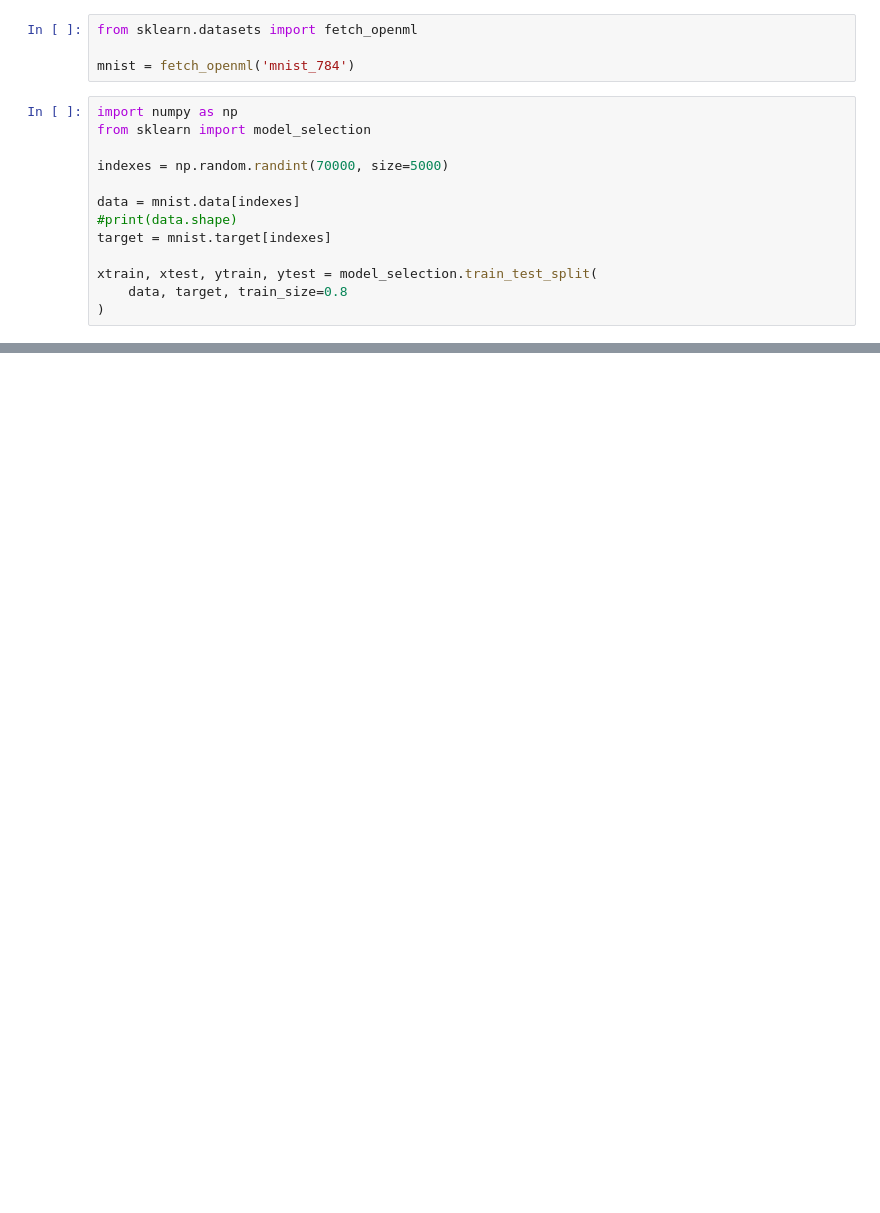
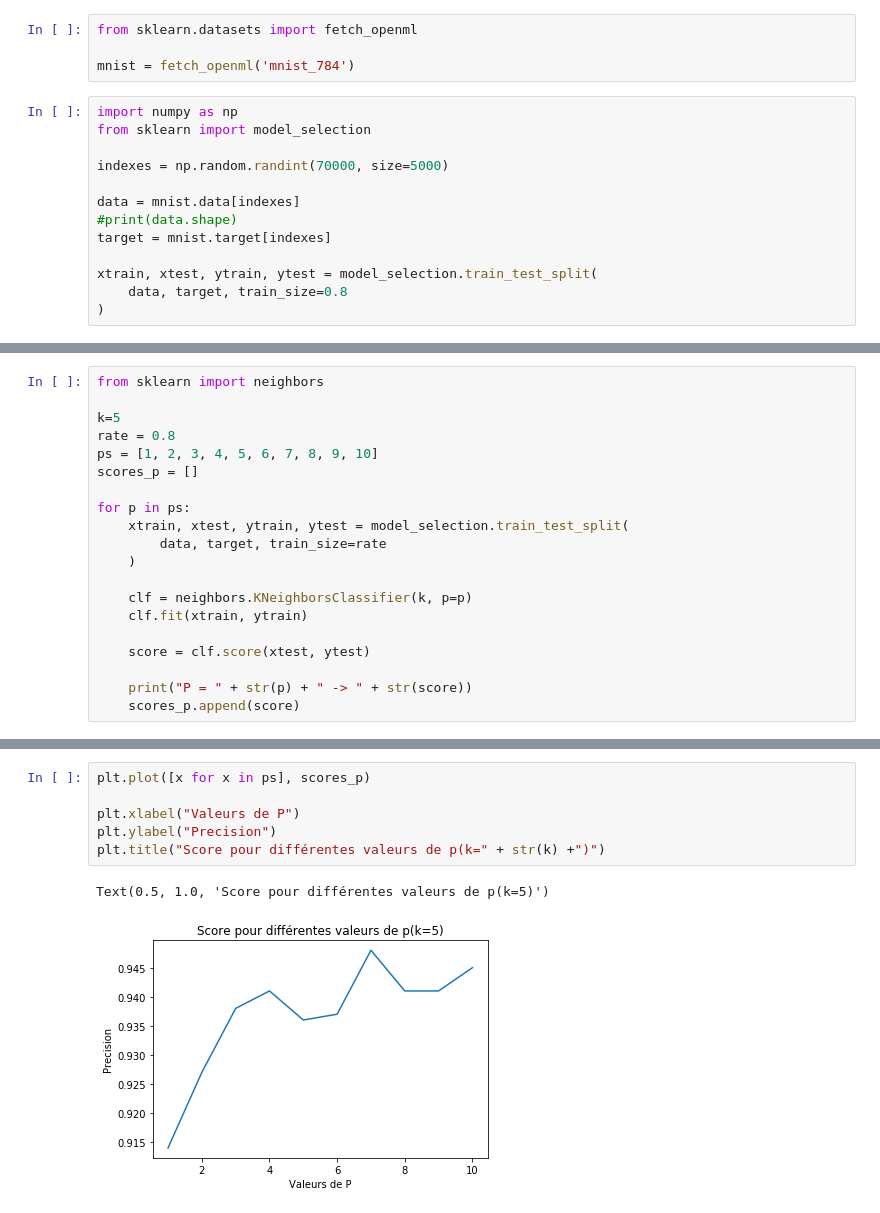
Before and after one commit to pierremrg/apprentissage, a Jupyter notebook: TP1_prog2.ipynb, the cells around one changed output, grey strips where cells are left out. Cells and saved outputs as stored; diff of their text form; blank space fills up the shorter version.

```diff
--- a/TP1_prog2.ipynb
+++ b/TP1_prog2.ipynb
@@ -156,0 +172,20 @@ for train_index, test_index in kf.split(xtrain):
+# %%
+from sklearn import neighbors
+
+k=5
+rate = 0.8
+ps = [1, 2, 3, 4, 5, 6, 7, 8, 9, 10]
+scores_p = []
+
+for p in ps:
+    xtrain, xtest, ytrain, ytest = model_selection.train_test_split(
+        data, target, train_size=rate
+    )
+
+    clf = neighbors.KNeighborsClassifier(k, p=p)
+    clf.fit(xtrain, ytrain)
+
+    score = clf.score(xtest, ytest)
+
+    print("P = " + str(p) + " -> " + str(score))
+    scores_p.append(score)
@@ -156,0 +203,9 @@ for train_index, test_index in kf.split(xtrain):
+# %%
+plt.plot([x for x in ps], scores_p)
+
+plt.xlabel("Valeurs de P")
+plt.ylabel("Precision")
+plt.title("Score pour différentes valeurs de p(k=" + str(k) +")")
+# %% [output]
+Text(0.5, 1.0, 'Score pour différentes valeurs de p(k=5)')
+[figure, added]
```
Also changed, not shown: parts of 16 cells of this notebook.
